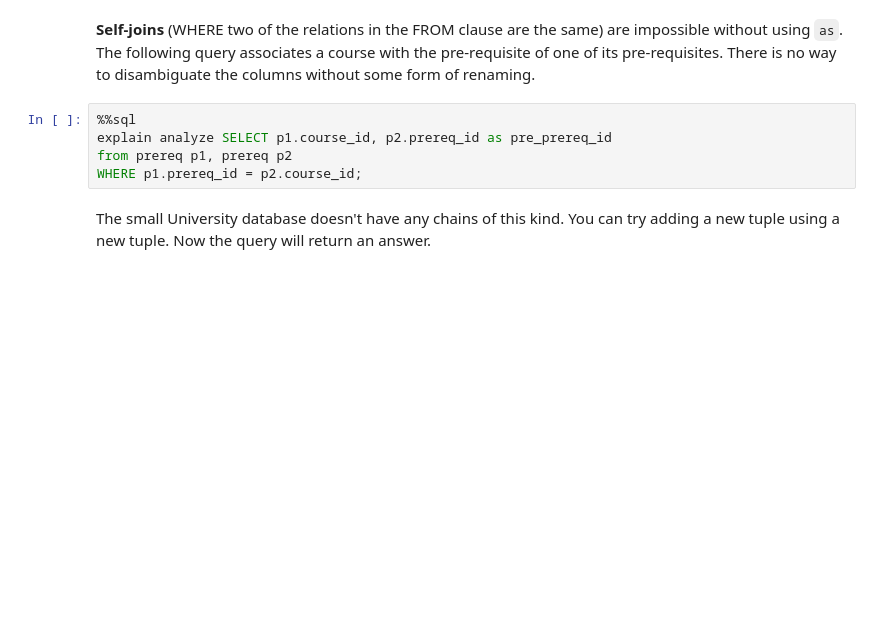
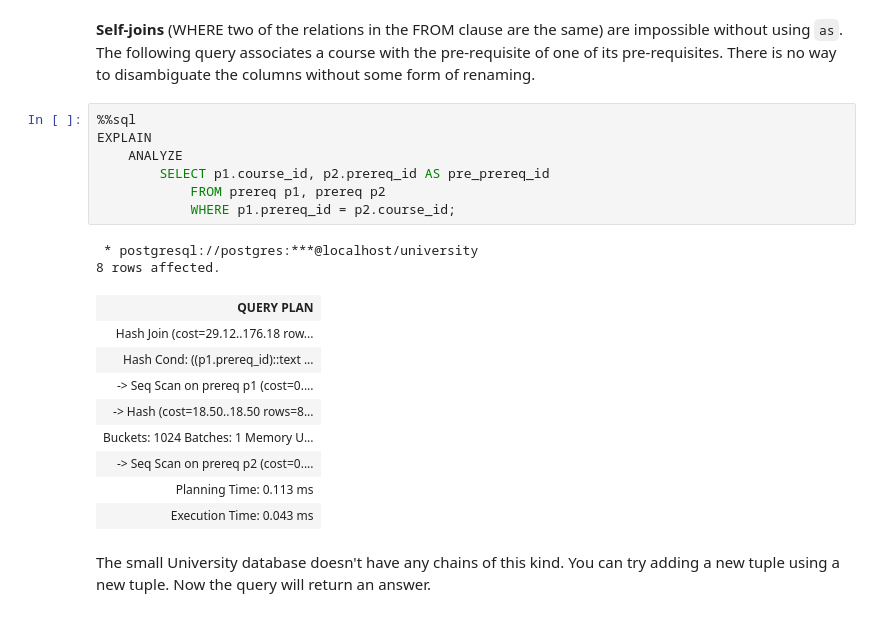
Before and after one commit to gpsaggese/umd_data605, a Jupyter notebook: tutorials/tutorial_postgres/tutorial_university/sql_basics.ipynb, the cells around one changed output. Cells and saved outputs as stored; diff of their text form; blank space fills up the shorter version.

```diff
--- a/tutorials/tutorial_postgres/tutorial_university/sql_basics.ipynb
+++ b/tutorials/tutorial_postgres/tutorial_university/sql_basics.ipynb
@@ -1087,9 +1205,23 @@ WHERE T.salary > S.salary AND S.dept_name = 'Biology';
 **Self-joins** (WHERE two of the relations in the FROM clause are the same) are impossible without using `as`. The following query associates a course with the pre-requisite of one of its pre-requisites. There is no way to disambiguate the columns without some form of renaming.
 # %%
 %%sql
-explain analyze SELECT p1.course_id, p2.prereq_id as pre_prereq_id
-from prereq p1, prereq p2
-WHERE p1.prereq_id = p2.course_id;
+EXPLAIN
+    ANALYZE
+        SELECT p1.course_id, p2.prereq_id AS pre_prereq_id
+            FROM prereq p1, prereq p2
+            WHERE p1.prereq_id = p2.course_id;
+# %% [output]
+ * postgresql://postgres:***@localhost/university
+8 rows affected.
+| QUERY PLAN |
+| Hash Join (cost=29.12..176.18 row... |
+| Hash Cond: ((p1.prereq_id)::text ... |
+| -> Seq Scan on prereq p1 (cost=0.... |
+| -> Hash (cost=18.50..18.50 rows=8... |
+| Buckets: 1024 Batches: 1 Memory U... |
+| -> Seq Scan on prereq p2 (cost=0.... |
+| Planning Time: 0.113 ms |
+| Execution Time: 0.043 ms |
 # %% [markdown]
 The small University database doesn't have any chains of this kind. You can try adding a new tuple using a new tuple. Now the query will return an answer.
 # %%
```
Also changed, not shown: parts of 55 cells of this notebook.
